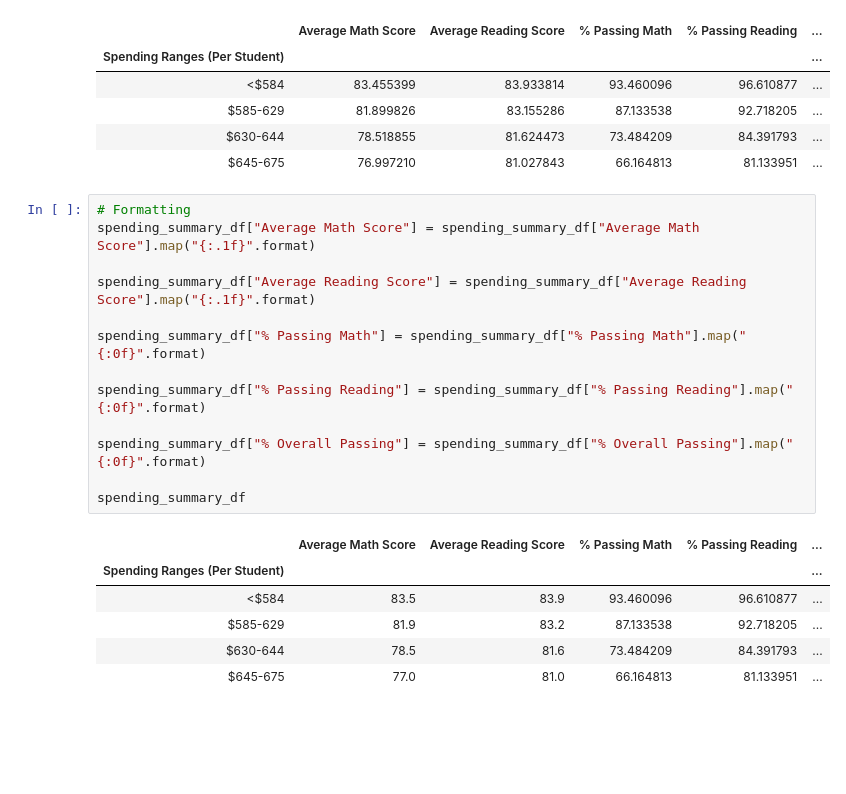
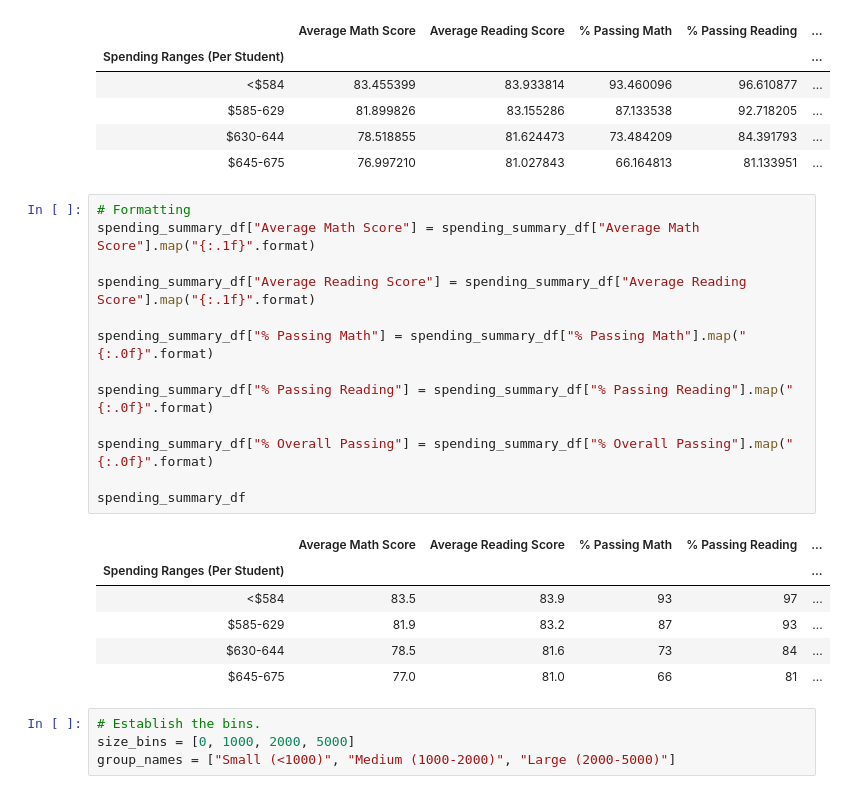
Before and after one commit to Shannon-Goddard/School_District_Analysis, a Jupyter notebook: PyCitySchools.ipynb, the cells around one changed output. Cells and saved outputs as stored; diff of their text form; blank space fills up the shorter version.

Commit message:
scores by school size.

```diff
--- a/PyCitySchools.ipynb
+++ b/PyCitySchools.ipynb
@@ -813,20 +813,24 @@ spending_summary_df
 # %%
 # Formatting
 spending_summary_df["Average Math Score"] = spending_summary_df["Average Math Score"].map("{:.1f}".format)
 
 spending_summary_df["Average Reading Score"] = spending_summary_df["Average Reading Score"].map("{:.1f}".format)
 
-spending_summary_df["% Passing Math"] = spending_summary_df["% Passing Math"].map("{:0f}".format)
+spending_summary_df["% Passing Math"] = spending_summary_df["% Passing Math"].map("{:.0f}".format)
 
-spending_summary_df["% Passing Reading"] = spending_summary_df["% Passing Reading"].map("{:0f}".format)
+spending_summary_df["% Passing Reading"] = spending_summary_df["% Passing Reading"].map("{:.0f}".format)
 
-spending_summary_df["% Overall Passing"] = spending_summary_df["% Overall Passing"].map("{:0f}".format)
+spending_summary_df["% Overall Passing"] = spending_summary_df["% Overall Passing"].map("{:.0f}".format)
 
 spending_summary_df
 # %% [output]
 |  | Average Math Score | Average Reading Score | % Passing Math | % Passing Reading | ... |
 | Spending Ranges (Per Student) |  |  |  |  | ... |
-| <$584 | 83.5 | 83.9 | 93.460096 | 96.610877 | ... |
-| $585-629 | 81.9 | 83.2 | 87.133538 | 92.718205 | ... |
-| $630-644 | 78.5 | 81.6 | 73.484209 | 84.391793 | ... |
-| $645-675 | 77.0 | 81.0 | 66.164813 | 81.133951 | ... |
+| <$584 | 83.5 | 83.9 | 93 | 97 | ... |
+| $585-629 | 81.9 | 83.2 | 87 | 93 | ... |
+| $630-644 | 78.5 | 81.6 | 73 | 84 | ... |
+| $645-675 | 77.0 | 81.0 | 66 | 81 | ... |
+# %%
+# Establish the bins.
+size_bins = [0, 1000, 2000, 5000]
+group_names = ["Small (<1000)", "Medium (1000-2000)", "Large (2000-5000)"]
```
Also changed, not shown: parts of 4 cells of this notebook.
